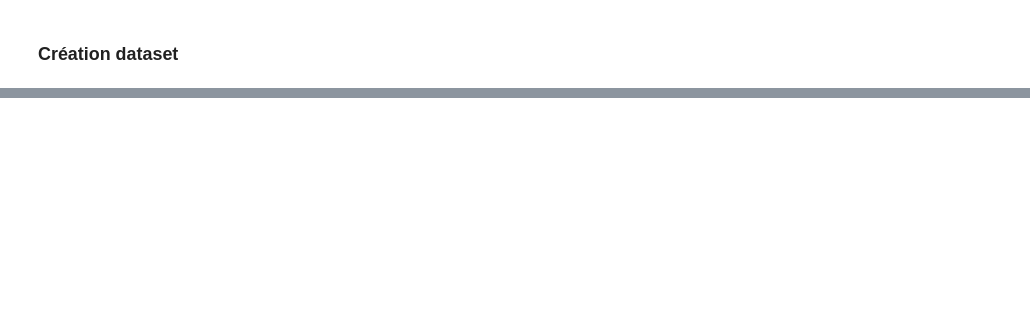
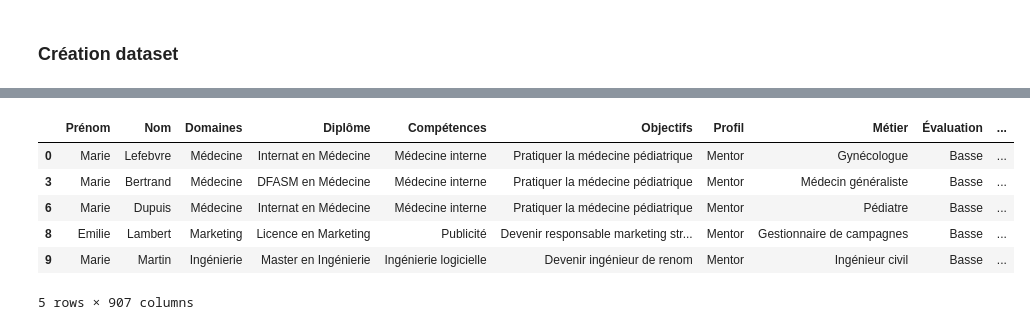
Before and after one commit to MariefloChm/Projet_intensif, a Jupyter notebook: generate_data.ipynb, the cells around one changed output, grey strips where cells are left out. Cells and saved outputs as stored; diff of their text form; code cells hidden in the pictures; blank space fills up the shorter version.

```diff
--- a/generate_data.ipynb
+++ b/generate_data.ipynb
@@ -191,0 +311,41 @@ df.head()
+# %%
+# df_work = df[['Compétences', 'Objectifs', 'Diplôme','Profil']]
+features = df_work.columns
+mentors_data = combined_data_encoded.query("Profil=='Mentor'")
+# mentors_data = mentors_data[features]
+mentorees_data = combined_data_encoded.query("Profil=='Mentoré'")
+# mentorees_data = mentorees_data[features]
+
+# mentors_data_encoded = combined_data_encoded.iloc[:mentors_data.shape[0]]
+mentors_features =mentors_data.drop(columns=features)
+# mentorees_data_encoded = combined_data_encoded.iloc[mentorees_data.shape[0]:]
+mentorees_features =mentorees_data.drop(columns=features)
+
+
+
+# Calculer les similarités entre mentors et mentoré
+similarities = cosine_similarity(mentors_features, mentorees_features)
+
+# Attribution de scores aux mentors
+mentor_scores = similarities.max(axis=1)
+# print(mentor_scores)
+
+# Définition des seuils pour l'évaluation
+def evaluate_score(score):
+    if score > 0.7:
+        return 'High'
+    elif 0.5 <= score <= 0.7:
+        return 'Middle'
+    else:
+        return 'Basse'
+
+# Évaluation des scores des mentors
+mentor_scores_evaluation = [evaluate_score(score) for score in mentor_scores]
+mentors_data.loc[:,'Score'] = mentor_scores
+mentors_data.loc[:,'Évaluation'] = mentor_scores_evaluation
+
+# Trier les mentors recommandés par score décroissant
+recommended_mentors = mentors_data.sort_values(by='Score')
+
+# Afficher les mentors recommandés avec leurs scores et évaluations
+print(recommended_mentors[['Prénom','Nom','Score','Évaluation']].head())
@@ -191,0 +369,10 @@ df.head()
+# %%
+mentors_data.head()
+# %% [output]
+|  | Prénom | Nom | Domaines | Diplôme | Compétences | Objectifs | Profil | Métier | Évaluation | ... |
+| 0 | Marie | Lefebvre | Médecine | Internat en Médecine | Médecine interne | Pratiquer la médecine pédiatrique | Mentor | Gynécologue | Basse | ... |
+| 3 | Marie | Bertrand | Médecine | DFASM en Médecine | Médecine interne | Pratiquer la médecine pédiatrique | Mentor | Médecin généraliste | Basse | ... |
+| 6 | Marie | Dupuis | Médecine | Internat en Médecine | Médecine interne | Pratiquer la médecine pédiatrique | Mentor | Pédiatre | Basse | ... |
+| 8 | Emilie | Lambert | Marketing | Licence en Marketing | Publicité | Devenir responsable marketing str... | Mentor | Gestionnaire de campagnes | Basse | ... |
+| 9 | Marie | Martin | Ingénierie | Master en Ingénierie | Ingénierie logicielle | Devenir ingénieur de renom | Mentor | Ingénieur civil | Basse | ... |
+5 rows × 907 columns
```
Also changed, not shown: parts of 19 cells of this notebook, 1 other file.
